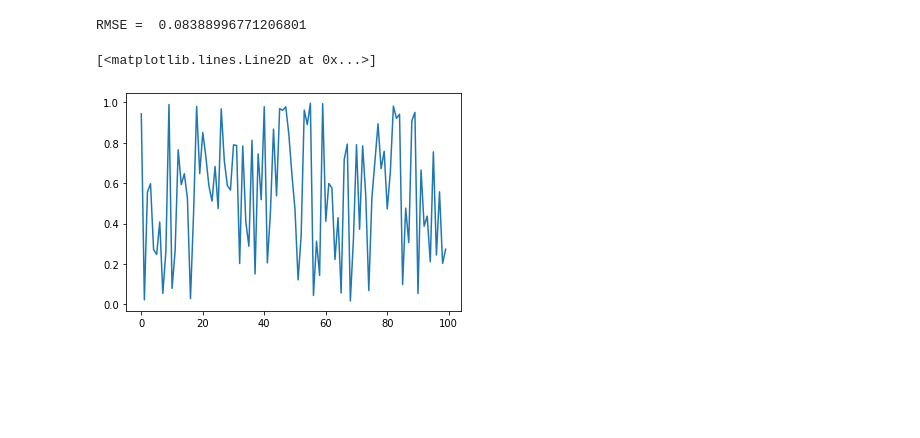
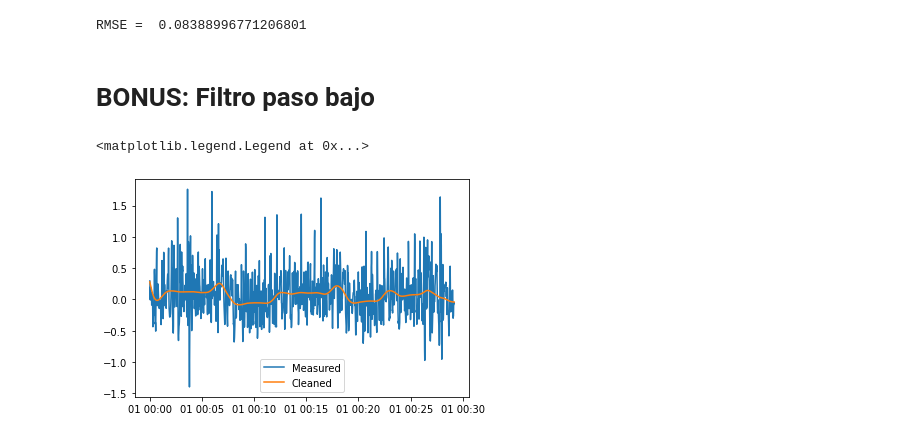
Before and after one commit to ironhack-datalabs/datamad0320, a Jupyter notebook: module-2/lab-time-series/your-code/main.ipynb, the cells around one changed output. Cells and saved outputs as stored; diff of their text form; code cells hidden in the pictures; blank space fills up the shorter version.

Commit message:
Cambios bonus

```diff
--- a/module-2/lab-time-series/your-code/main.ipynb
+++ b/module-2/lab-time-series/your-code/main.ipynb
@@ -177,8 +179,18 @@ To compare our predictions with the observed data, we can compute the RMSE (Root
 print("RMSE = ",eval_measures.rmse(test[:10],y_pred, axis=0))
 # %% [output]
 RMSE =  0.08388996771206801
-# %%
-plt.plot(np.random.random(100))
-# %% [output]
-[<matplotlib.lines.Line2D at 0x...>]
-[figure, removed]
+# %% [markdown]
+# BONUS: Filtro paso bajo
+# %%
+#Filtro paso bajo para acceleration.x
+Fc=10
+Fm=500
+b, a = signal.butter(3, Fc/Fm)
+acc_clean = pd.Series(signal.filtfilt(b, a, sensor["userAcceleration.x"].values), index=timeSIndex)
+# %%
+plt.plot(sensor["userAcceleration.x"])
+plt.plot(acc_clean)
+plt.legend(["Measured","Cleaned"])
+# %% [output]
+<matplotlib.legend.Legend at 0x...>
+[figure, added]
```
Also changed, not shown: parts of 2 cells of this notebook.
